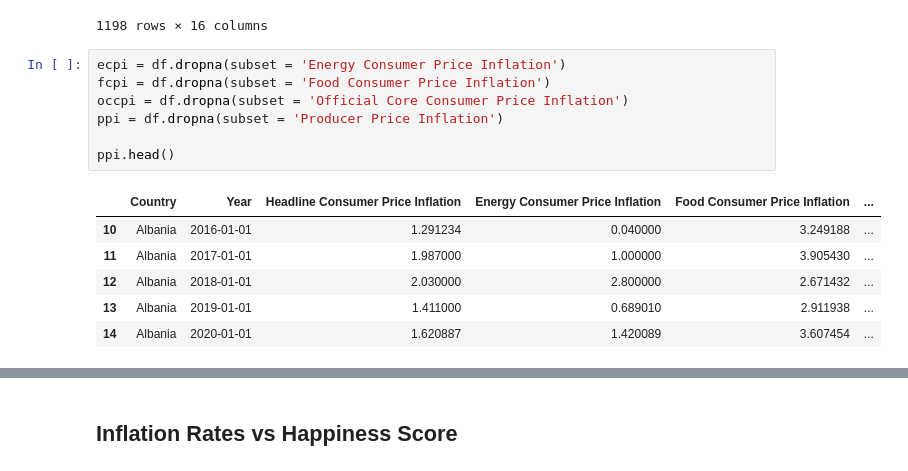
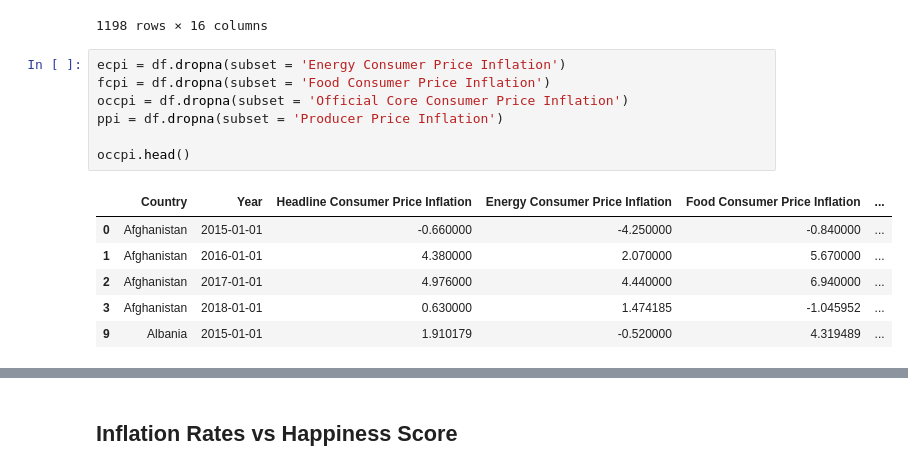
Before and after one commit to cmgboji/PSY371F-Final-Project, a Jupyter notebook: PSY 371F - Notebook.ipynb, the cells around one changed output, grey strips where cells are left out. Saved outputs shown, nothing was run; the diff lists cells and outputs as text.

```diff
--- a/PSY 371F - Notebook.ipynb
+++ b/PSY 371F - Notebook.ipynb
@@ -97,14 +97,14 @@ df
 # %%
 ecpi = df.dropna(subset = 'Energy Consumer Price Inflation')
 fcpi = df.dropna(subset = 'Food Consumer Price Inflation')
 occpi = df.dropna(subset = 'Official Core Consumer Price Inflation')
 ppi = df.dropna(subset = 'Producer Price Inflation')
 
-ppi.head()
+occpi.head()
 # %% [output]
 |  | Country | Year | Headline Consumer Price Inflation | Energy Consumer Price Inflation | Food Consumer Price Inflation | ... |
-| 10 | Albania | 2016-01-01 | 1.291234 | 0.040000 | 3.249188 | ... |
-| 11 | Albania | 2017-01-01 | 1.987000 | 1.000000 | 3.905430 | ... |
-| 12 | Albania | 2018-01-01 | 2.030000 | 2.800000 | 2.671432 | ... |
-| 13 | Albania | 2019-01-01 | 1.411000 | 0.689010 | 2.911938 | ... |
-| 14 | Albania | 2020-01-01 | 1.620887 | 1.420089 | 3.607454 | ... |
+| 0 | Afghanistan | 2015-01-01 | -0.660000 | -4.250000 | -0.840000 | ... |
+| 1 | Afghanistan | 2016-01-01 | 4.380000 | 2.070000 | 5.670000 | ... |
+| 2 | Afghanistan | 2017-01-01 | 4.976000 | 4.440000 | 6.940000 | ... |
+| 3 | Afghanistan | 2018-01-01 | 0.630000 | 1.474185 | -1.045952 | ... |
+| 9 | Albania | 2015-01-01 | 1.910179 | -0.520000 | 4.319489 | ... |
```
Also changed, not shown: parts of 1 cell of this notebook.
